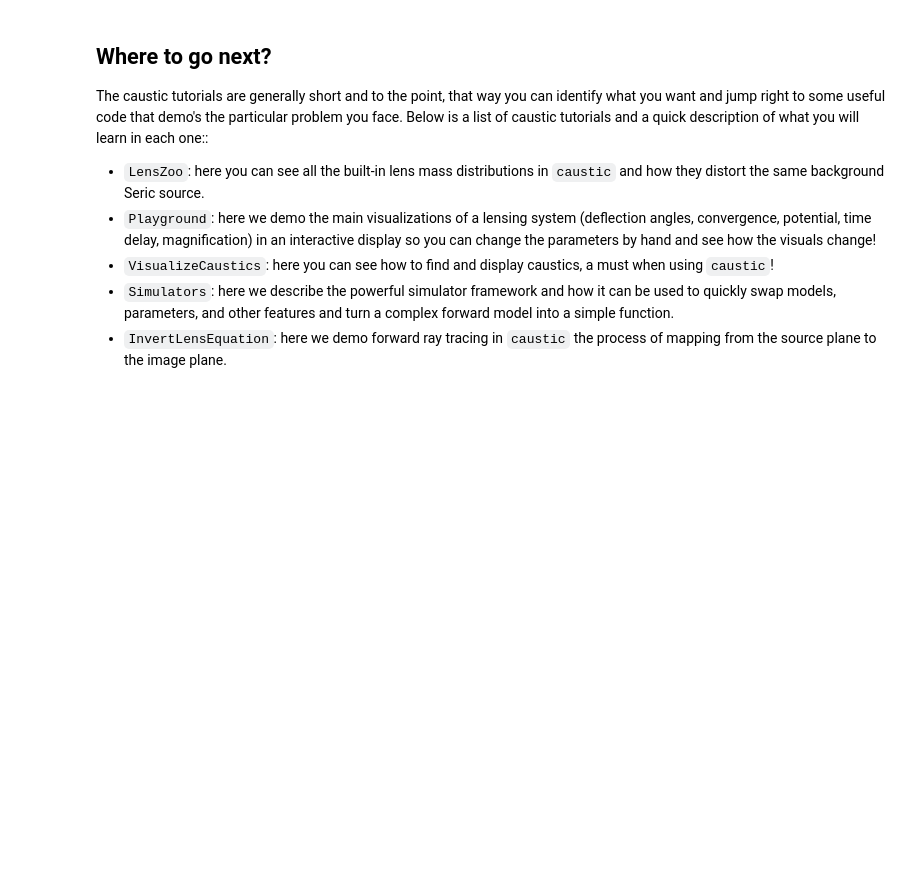
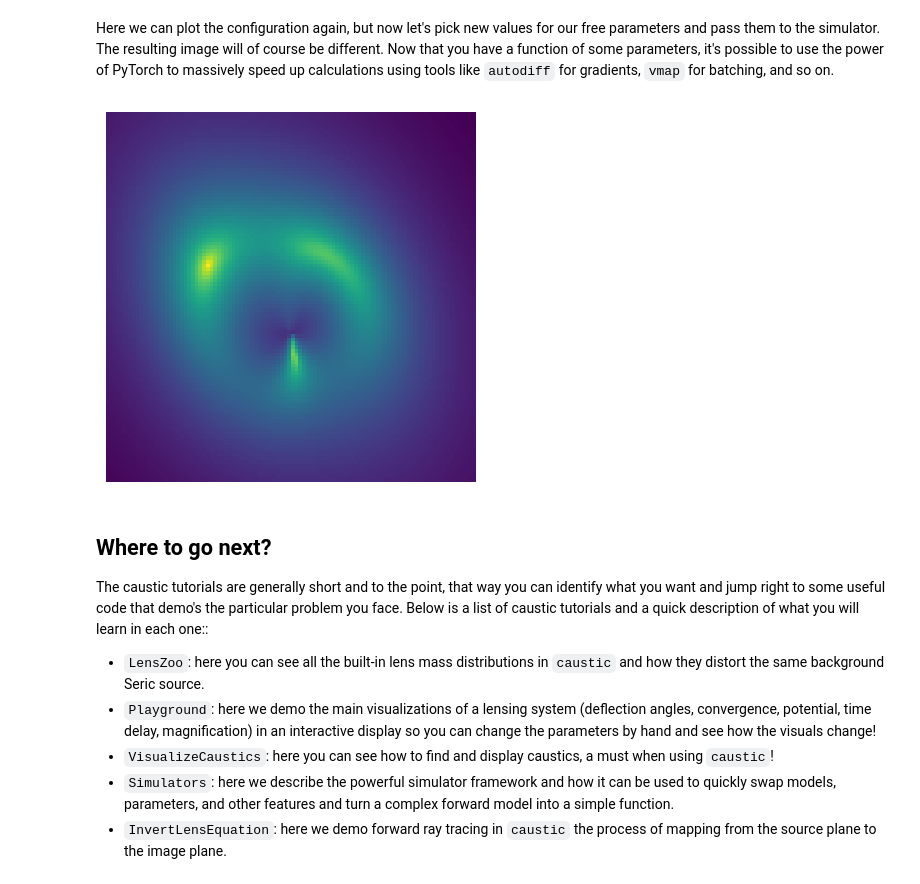
Before and after one commit to Ciela-Institute/caustics, a Jupyter notebook: docs/source/tutorials/BasicIntroduction.ipynb, the cells around one changed output. Saved outputs shown, nothing was run; the diff lists cells and outputs as text; code cells hidden in the pictures; blank space fills up the shorter version.

```diff
--- a/docs/source/tutorials/BasicIntroduction.ipynb
+++ b/docs/source/tutorials/BasicIntroduction.ipynb
@@ -97,0 +58,5 @@ plt.show()
+# %%
+import torch
+minisim.SIE.y0 = None
+minisim.Sersic.phi = None
+minisim.get_graph(True, True)
@@ -98,3 +65,13 @@ plt.show()
+# %% [markdown]
+Here we can plot the configuration again, but now let's pick new values for our free parameters and pass them to the simulator. The resulting image will of course be different. Now that you have a function of some parameters, it's possible to use the power of PyTorch to massively speed up calculations using tools like `autodiff` for gradients, `vmap` for batching, and so on.
+# %%
+inputs = torch.tensor([-0.5, 2.])
+
+plt.imshow(minisim(inputs, quad_level=3).detach().cpu().numpy(), origin="lower")
+plt.axis("off")
+plt.show()
+# %% [output]
+[figure, added]
 # %% [markdown]
 ## Where to go next?
 
```
Also changed, not shown: parts of 25 cells of this notebook, 2 other files.
